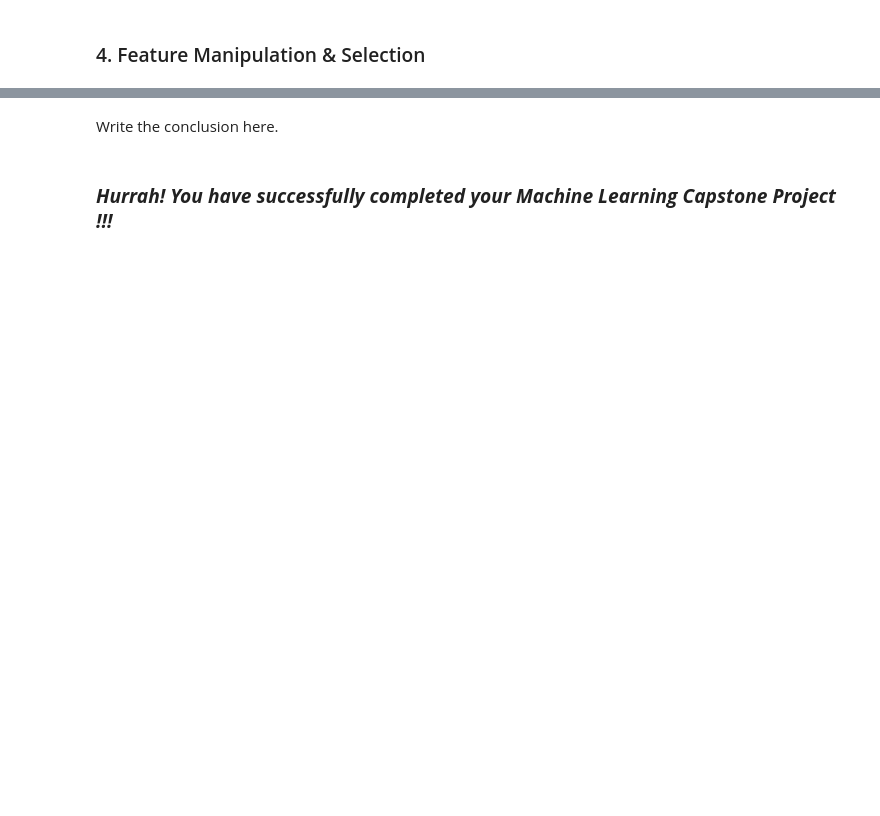
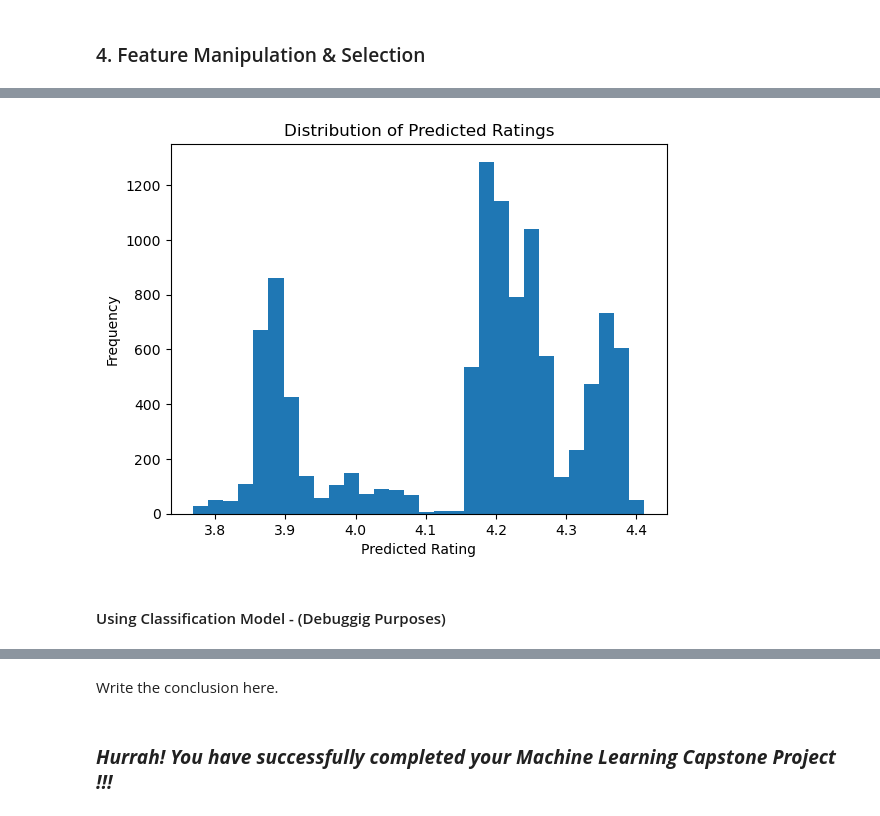
Before and after one commit to viraj-gavade/Tourism-Experience-Analytics, a Jupyter notebook: notebooks/experiments.ipynb, the cells around one changed output, grey strips where cells are left out. Drawn from its saved outputs; the diff is of its cells as text; code cells hidden in the pictures; blank space fills up the shorter version.

```diff
--- a/notebooks/experiments.ipynb
+++ b/notebooks/experiments.ipynb
@@ -1641,0 +1066,8 @@ Answer Here.
+# %%
+drop_cols = ["Rating", "TransactionId"]
+
+X_train = train_df.drop(columns=drop_cols)
+y_train = train_df["Rating"]
+
+X_test = test_df.drop(columns=drop_cols)
+y_test = test_df["Rating"]
@@ -1641,0 +1227,11 @@ Answer Here.
+# %%
+plt.figure()
+plt.hist(preds, bins=30)
+plt.xlabel("Predicted Rating")
+plt.ylabel("Frequency")
+plt.title("Distribution of Predicted Ratings")
+plt.show()
+# %% [output]
+[figure, added]
+# %% [markdown]
+#### Using Classification Model - (Debuggig Purposes)
```
Also changed, not shown: parts of 129 cells of this notebook, 3 other files.
